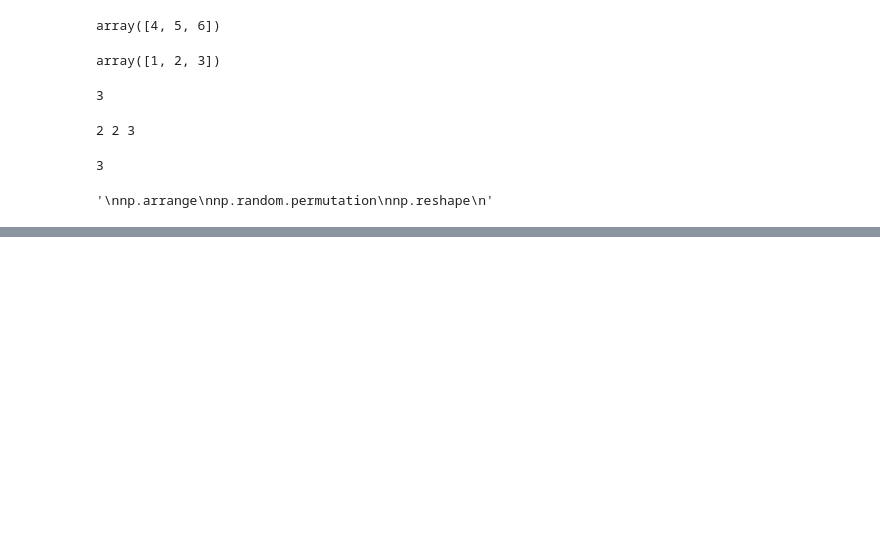
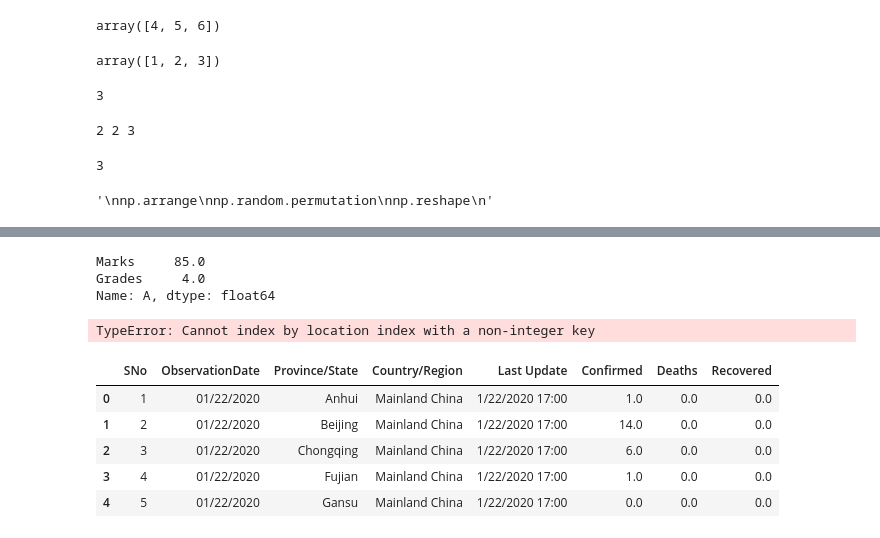
Before and after one commit to Neplasma/Python-Tutorials-Practice, a Jupyter notebook: PythonForDataScienceZeroToHero.ipynb, the cells around one changed output, grey strips where cells are left out. Cells and saved outputs as stored; diff of their text form; code cells hidden in the pictures; blank space fills up the shorter version.

```diff
--- a/PythonForDataScienceZeroToHero.ipynb
+++ b/PythonForDataScienceZeroToHero.ipynb
@@ -754,0 +1384,10 @@ np.random.randint(0,10)
+# %%
+D.loc['A']
+# %% [output]
+Marks     85.0
+Grades     4.0
+Name: A, dtype: float64
+# %%
+D.iloc['A']
+# %% [output]
+TypeError: Cannot index by location index with a non-integer key
@@ -754,0 +1400,11 @@ np.random.randint(0,10)
+# %%
+df = pd.read_csv('/Users/yuanni/Documents/Python/covid_19_data.csv')
+# %%
+df.head() # showing top 5 items by default
+# %% [output]
+|  | SNo | ObservationDate | Province/State | Country/Region | Last Update | Confirmed | Deaths | Recovered |
+| 0 | 1 | 01/22/2020 | Anhui | Mainland China | 1/22/2020 17:00 | 1.0 | 0.0 | 0.0 |
+| 1 | 2 | 01/22/2020 | Beijing | Mainland China | 1/22/2020 17:00 | 14.0 | 0.0 | 0.0 |
+| 2 | 3 | 01/22/2020 | Chongqing | Mainland China | 1/22/2020 17:00 | 6.0 | 0.0 | 0.0 |
+| 3 | 4 | 01/22/2020 | Fujian | Mainland China | 1/22/2020 17:00 | 1.0 | 0.0 | 0.0 |
+| 4 | 5 | 01/22/2020 | Gansu | Mainland China | 1/22/2020 17:00 | 0.0 | 0.0 | 0.0 |
```
Also changed, not shown: parts of 177 cells of this notebook, 1 other file.
